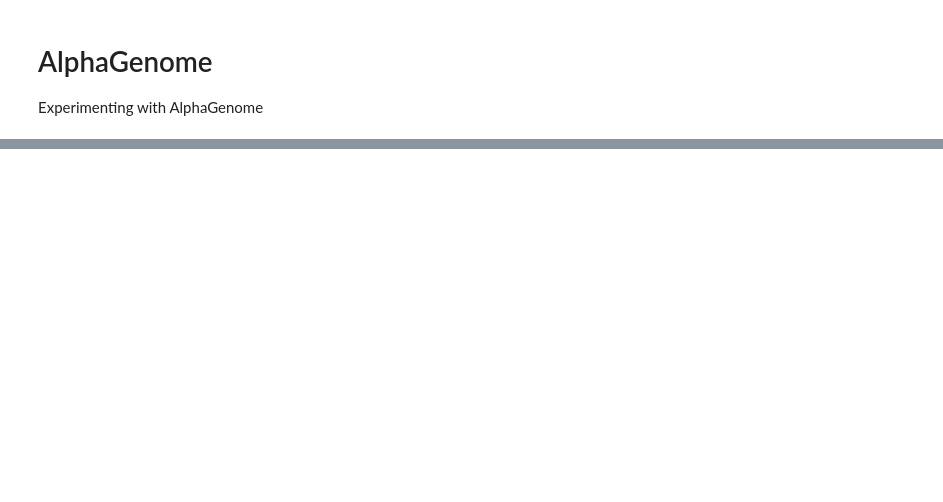
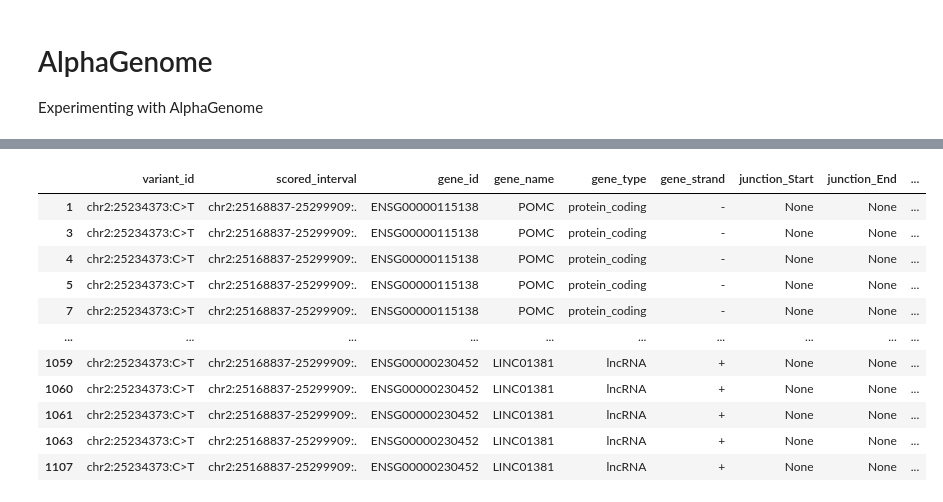
Before and after one commit to MacoskoLab/netprop-missense-prediction, a Jupyter notebook: workflow/notebooks/5_alphagenome.ipynb, the cells around one changed output, grey strips where cells are left out. Cells and saved outputs as stored; diff of their text form; code cells hidden in the pictures; blank space fills up the shorter version.

```diff
--- a/workflow/notebooks/5_alphagenome.ipynb
+++ b/workflow/notebooks/5_alphagenome.ipynb
@@ -94,0 +90,3 @@ Top downregulated:
+# %%
+rna_df["quantile_score_pos"] = (rna_df["quantile_score"] + 1) / 2
+rna_df["raw_score_pos"] = 1 / (np.exp(-rna_df["raw_score"]) + 1)
@@ -94,0 +128,94 @@ Top downregulated:
+# %%
+categories = {
+    "stem": ["stem cell", "progenitor", "mesendoderm"],
+    "immune": [
+        "T-cell",
+        "B cell",
+        "natural killer",
+        "monocyte",
+        "lymphoblast",
+        "jurkat",
+        "immune",
+        "OCI-LY7",
+        "GM128",
+    ],
+    "epithelial_endothelial": [
+        "epithelial",
+        "endothelial",
+        "keratinocyte",
+        "melanocyte",
+        "myoepithelial",
+        "luminal",
+    ],
+    "muscle_connective": [
+        "muscle",
+        "myocyte",
+        "osteoblast",
+        "osteocyte",
+        "chondrocyte",
+        "fibroblast",
+        "myotube",
+        "myoblast",
+    ],
+    "neural": ["neuron", "neural", "astrocyte", "purkinje", "glutamatergic"],
+    "organ_specific": [
+        "hepatocyte",
+        "pancreatic",
+        "trophoblast",
+        "myometrial",
+        "mesangial",
+    ],
+    "cell_line": [
+        "A549",
+        "Caco-2",
+        "HepG2",
+        "HT-29",
+        "IMR-90",
+        "MCF",
+        "HT1080",
+        "K562",
+        "PC-",
+        "HeLa",
+        "Calu3",
+        "HCT116",
+        "SK-",
+        "Panc1",
+        "BJ",
+        "SJSA1",
+        "H1",
+        "H9",
+        "Daoy",
+        "RPMI",
+        "U-87",
+        "BE2C",
+        "WTC11",
+    ],
+}
+
+
+# Function to map cell type to broad category
+def map_category(cell):
+    cell_lower = cell.lower()
+    for category, keywords in categories.items():
+        for keyword in keywords:
+            if keyword.lower() in cell_lower:
+                return category
+    return "other"
+
+
+# Apply mapping
+rna_df["biosample_category"] = rna_df["biosample_name"].apply(map_category)
+rna_df
+# %% [output]
+|  | variant_id | scored_interval | gene_id | gene_name | gene_type | gene_strand | junction_Start | junction_End | ... |
+| 1 | chr2:25234373:C>T | chr2:25168837-25299909:. | ENSG00000115138 | POMC | protein_coding | - | None | None | ... |
+| 3 | chr2:25234373:C>T | chr2:25168837-25299909:. | ENSG00000115138 | POMC | protein_coding | - | None | None | ... |
+| 4 | chr2:25234373:C>T | chr2:25168837-25299909:. | ENSG00000115138 | POMC | protein_coding | - | None | None | ... |
+| 5 | chr2:25234373:C>T | chr2:25168837-25299909:. | ENSG00000115138 | POMC | protein_coding | - | None | None | ... |
+| 7 | chr2:25234373:C>T | chr2:25168837-25299909:. | ENSG00000115138 | POMC | protein_coding | - | None | None | ... |
+| ... | ... | ... | ... | ... | ... | ... | ... | ... | ... |
+| 1059 | chr2:25234373:C>T | chr2:25168837-25299909:. | ENSG00000230452 | LINC01381 | lncRNA | + | None | None | ... |
+| 1060 | chr2:25234373:C>T | chr2:25168837-25299909:. | ENSG00000230452 | LINC01381 | lncRNA | + | None | None | ... |
+| 1061 | chr2:25234373:C>T | chr2:25168837-25299909:. | ENSG00000230452 | LINC01381 | lncRNA | + | None | None | ... |
+| 1063 | chr2:25234373:C>T | chr2:25168837-25299909:. | ENSG00000230452 | LINC01381 | lncRNA | + | None | None | ... |
+| 1107 | chr2:25234373:C>T | chr2:25168837-25299909:. | ENSG00000230452 | LINC01381 | lncRNA | + | None | None | ... |
```
Also changed, not shown: parts of 11 cells of this notebook, 11 other files.
